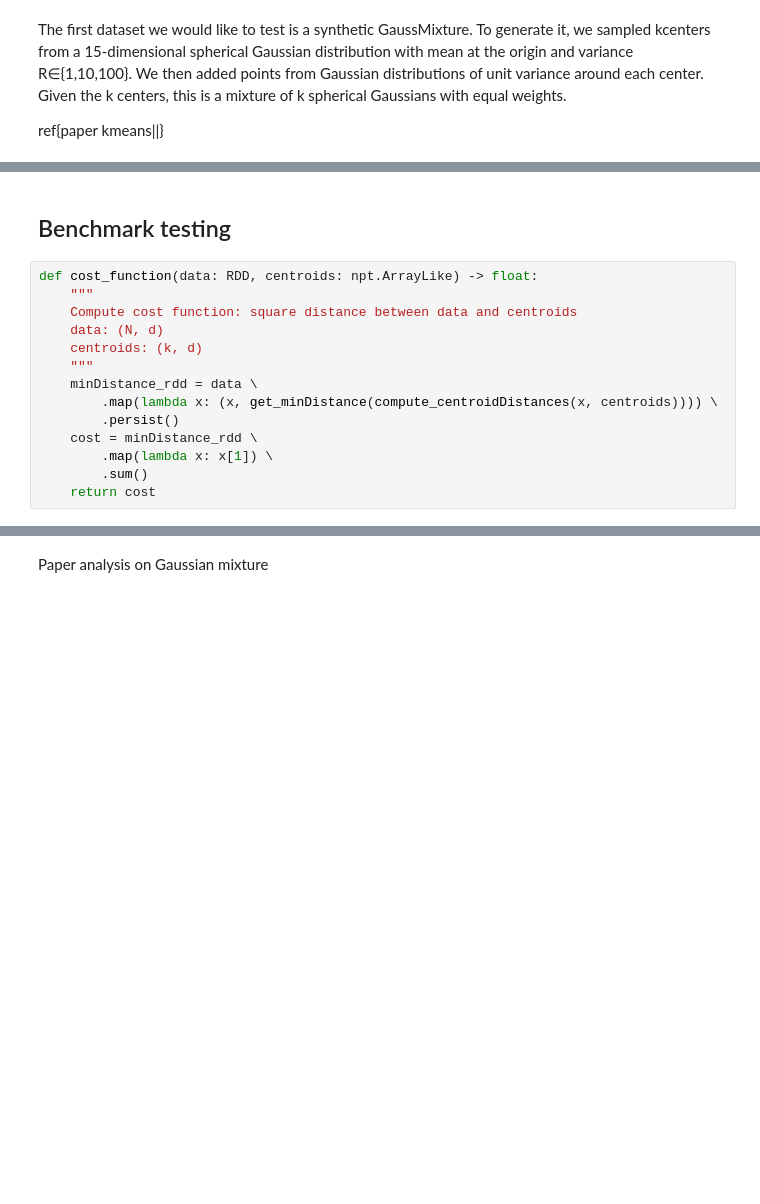
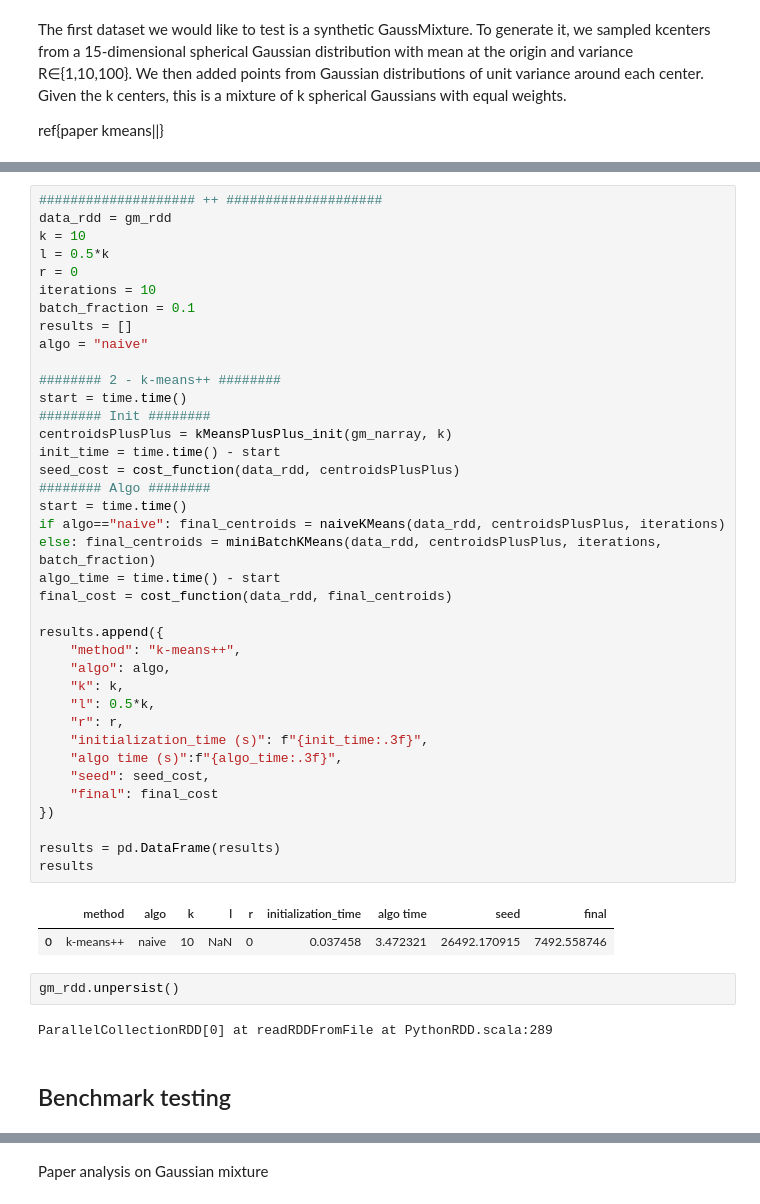
Before and after one commit to GiacomoGasparotto/Distributed-K-means, a Jupyter notebook: benchmark.ipynb, the cells around one changed output, grey strips where cells are left out. Drawn from its saved outputs; the diff is of its cells as text; blank space fills up the shorter version.

```diff
--- a/benchmark.ipynb
+++ b/benchmark.ipynb
@@ -110,19 +216,50 @@ print(f"Shape of RDD object: ({num_elements}, {element_dim})")
+# %%
+#################### ++ ####################
+data_rdd = gm_rdd
+k = 10
+l = 0.5*k
+r = 0
+iterations = 10
+batch_fraction = 0.1
+results = []
+algo = "naive"
+
+######## 2 - k-means++ ########
+start = time.time()
+######## Init ########
+centroidsPlusPlus = kMeansPlusPlus_init(gm_narray, k)
+init_time = time.time() - start
+seed_cost = cost_function(data_rdd, centroidsPlusPlus)
+######## Algo ########
+start = time.time()
+if algo=="naive": final_centroids = naiveKMeans(data_rdd, centroidsPlusPlus, iterations)
+else: final_centroids = miniBatchKMeans(data_rdd, centroidsPlusPlus, iterations, batch_fraction)
+algo_time = time.time() - start
+final_cost = cost_function(data_rdd, final_centroids)
+
+results.append({
+    "method": "k-means++",
+    "algo": algo,
+    "k": k,
+    "l": 0.5*k,
+    "r": r,
+    "initialization_time (s)": f"{init_time:.3f}",
+    "algo time (s)":f"{algo_time:.3f}",
+    "seed": seed_cost,
+    "final": final_cost
+})
+
+results = pd.DataFrame(results)
+results
+# %% [output]
+|  | method | algo | k | l | r | initialization_time | algo time | seed | final |
+| 0 | k-means++ | naive | 10 | NaN | 0 | 0.037458 | 3.472321 | 26492.170915 | 7492.558746 |
+# %%
+gm_rdd.unpersist()
+# %% [output]
+ParallelCollectionRDD[0] at readRDDFromFile at PythonRDD.scala:289
 # %% [markdown]
 ## Benchmark testing
-# %%
-def cost_function(data: RDD, centroids: npt.ArrayLike) -> float:
-    """
-    Compute cost function: square distance between data and centroids
-    data: (N, d)
-    centroids: (k, d)
-    """
-    minDistance_rdd = data \
-        .map(lambda x: (x, get_minDistance(compute_centroidDistances(x, centroids)))) \
-        .persist()
-    cost = minDistance_rdd \
-        .map(lambda x: x[1]) \
-        .sum()
-    return cost
 # %%
 def analysis_init(
         data_array: npt.ArrayLike,
```
Also changed, not shown: parts of 26 cells of this notebook, 1 other file.
